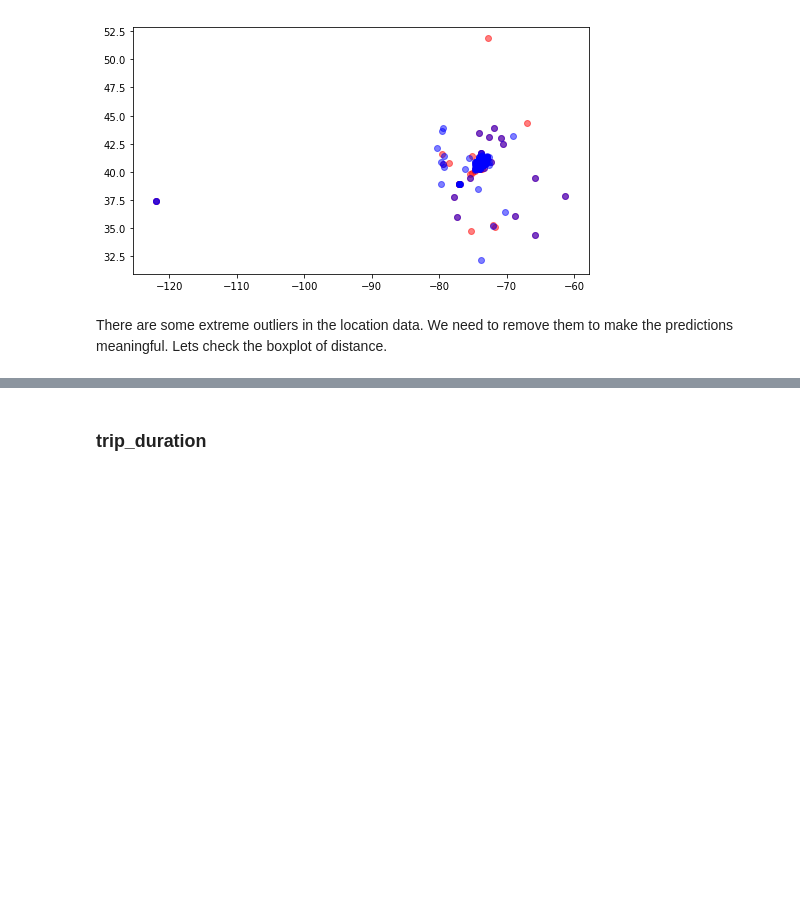
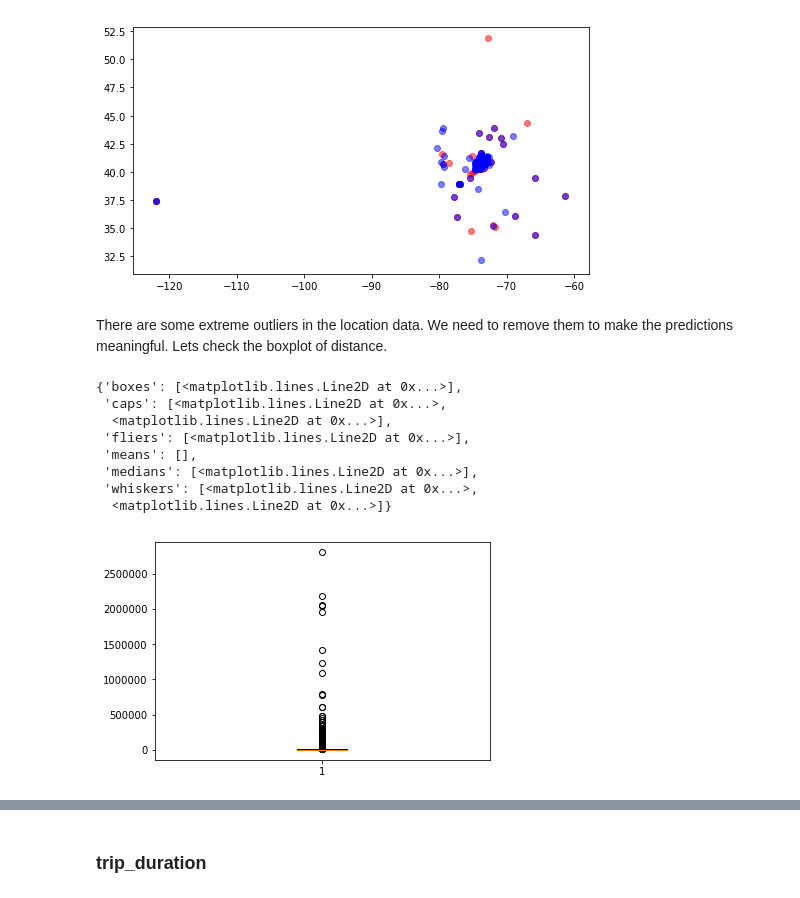
Before and after one commit to jadoonengr/Kaggle-Taxi-NYC, a Jupyter notebook: NYX_Taxi.ipynb, the cells around one changed output, grey strips where cells are left out. Drawn from its saved outputs; the diff is of its cells as text; code cells hidden in the pictures; blank space fills up the shorter version.

```diff
--- a/NYX_Taxi.ipynb
+++ b/NYX_Taxi.ipynb
@@ -267,3 +269,15 @@ plt.scatter(combined['dropoff_longitude'], combined['dropoff_latitude'], c='blue
 [figure]
 # %% [markdown]
 There are some extreme outliers in the location data. We need to remove them to make the predictions meaningful. Lets check the boxplot of distance.
+# %%
+plt.boxplot(x=combined_raw['total_distance'], vert=True)
+# %% [output]
+{'boxes': [<matplotlib.lines.Line2D at 0x...>],
+ 'caps': [<matplotlib.lines.Line2D at 0x...>,
+  <matplotlib.lines.Line2D at 0x...>],
+ 'fliers': [<matplotlib.lines.Line2D at 0x...>],
+ 'means': [],
+ 'medians': [<matplotlib.lines.Line2D at 0x...>],
+ 'whiskers': [<matplotlib.lines.Line2D at 0x...>,
+  <matplotlib.lines.Line2D at 0x...>]}
+[figure, added]
```
Also changed, not shown: parts of 51 cells of this notebook.
